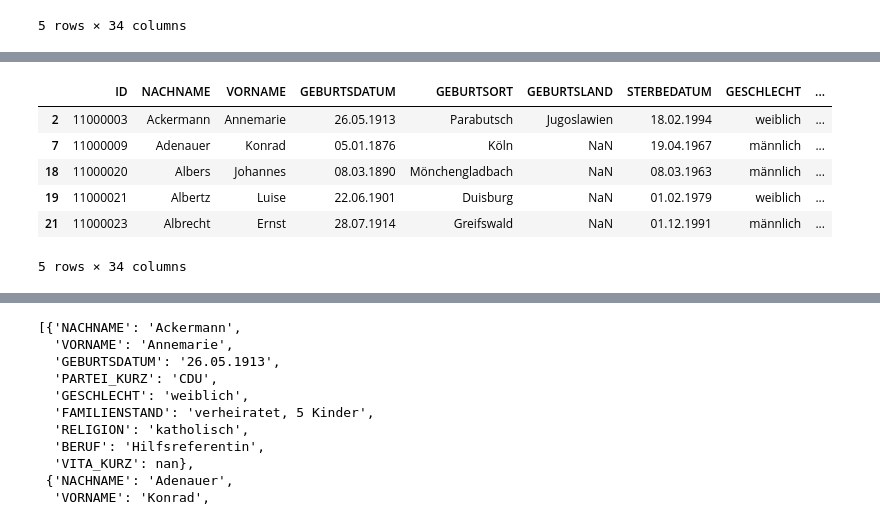
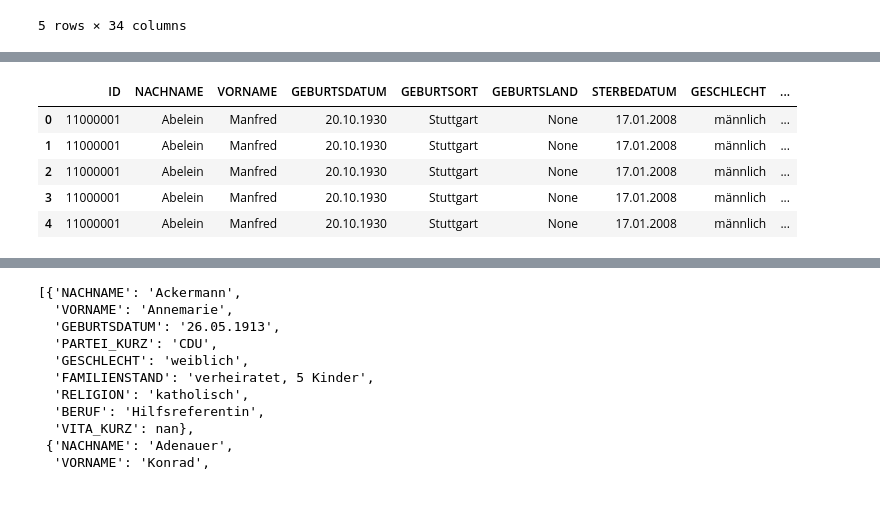
Before and after one commit to mrs-curi0sity/bundestag-mining, a Jupyter notebook: Parse_Stammdaten.ipynb, the cells around one changed output, grey strips where cells are left out. Saved outputs shown, nothing was run; the diff lists cells and outputs as text; code cells hidden in the pictures.

```diff
--- a/Parse_Stammdaten.ipynb
+++ b/Parse_Stammdaten.ipynb
@@ -34,5 +38,30 @@ def get_mdb_data(mdb_xml_path = MDB_XML_PATH):
 
         list_of_mdb.append(mdb_dict)
     return pd.DataFrame(list_of_mdb)
+# %%
+def get_mdb_wp_data(mdb_xml_path = MDB_XML_PATH):
+    list_of_mdb = []
+    MDB_STAMMDATEN = ET.parse(mdb_xml_path)
+    root = MDB_STAMMDATEN.getroot()
+
+    for mdb in root.findall('MDB'):
+        mdb_dict = {}
+        ID, NAMEN, BIOGRAFISCHE_ANGABEN, WAHLPERIODEN = mdb[0], mdb[1], mdb[2], mdb[3]
+
+        mdb_dict['ID'] = ID.text
+        mdb_dict['NACHNAME'] = NAMEN.find('NAME').find('NACHNAME').text
+        mdb_dict['VORNAME'] = NAMEN.find('NAME').find('VORNAME').text
+
+        #print(mdb.tag, mdb.text, mdb.findall('NACHNAME'))
+        for element in BIOGRAFISCHE_ANGABEN:
+            mdb_dict[element.tag] = element.text
+
+        mdb_dict['ANZ_WAHLPERIODEN'] = len(list(WAHLPERIODEN))
+
+        for wahlperiode in WAHLPERIODEN:
+            # one seperate entry per wp
+            mdb_dict['WP']=int(wahlperiode.find('WP').text)
+            list_of_mdb.append(mdb_dict)
+    return pd.DataFrame(list_of_mdb)
 # %%
 df_mdb = get_mdb_data(MDB_XML_PATH)
@@ -60,3 +76,7 @@ Name: PARTEI_KURZ, Length: 4089, dtype: object
 | 3 | 11000004 | Ackermann | Else | 06.11.1933 | Berlin | None | 14.09.2019 | weiblich | ... |
 | 4 | 11000005 | Adam | Ulrich | 09.06.1950 | Teterow, Kr. Teterow, Bezirk Neub... | None | None | männlich | ... |
 5 rows × 34 columns
+# %%
+df_mdb_wp = get_mdb_wp_data()
+print(df_mdb_wp.shape)
+df_mdb_wp.head()
@@ -66,6 +94,7 @@ Name: PARTEI_KURZ, Length: 4089, dtype: object
 # ok, quite expected. some cleaning necessarry: 'BÜNDNIS 90/DIE GRÜNEN', 'DIE GRÜNEN/BÜNDNIS 90', 'GRÜNE'
 for grünen_alias in ['BÜNDNIS 90/DIE GRÜNEN', 'DIE GRÜNEN/BÜNDNIS 90', 'GRÜNE']:
     df_mdb.replace(grünen_alias, 'DIE GRÜNEN', inplace=True)
+    df_mdb_wp.replace(grünen_alias, 'DIE GRÜNEN', inplace=True)
 # %% [markdown]
 # save as csv
 # %%
@@ -192,17 +215,17 @@ df_mdb[['ID', 'FAMILIENSTAND']].groupby('FAMILIENSTAND').count().sort_values(by=
 # %%
 # deleteme
-start_date=2
-end_date=4
-wps = range(start_date, end_date)
-selected_df = pd.concat([df_mdb[df_mdb[str(i)] == 1] for i in range(start_date,end_date+1)]).drop_duplicates()# deleteme
+start_date=1
+end_date=17
+#wps = range(start_date, end_date)
+#selected_df = pd.concat([df_mdb[df_mdb[str(i)] == 1] for i in range(start_date,end_date+1)]).drop_duplicates()# deleteme
+selected_df = df_mdb_wp[(df_mdb_wp['WP']>= start_date) & (df_mdb_wp['WP']<= end_date)]
 selected_df.head()
 # %% [output]
 |  | ID | NACHNAME | VORNAME | GEBURTSDATUM | GEBURTSORT | GEBURTSLAND | STERBEDATUM | GESCHLECHT | ... |
-| 2 | 11000003 | Ackermann | Annemarie | 26.05.1913 | Parabutsch | Jugoslawien | 18.02.1994 | weiblich | ... |
-| 7 | 11000009 | Adenauer | Konrad | 05.01.1876 | Köln | NaN | 19.04.1967 | männlich | ... |
-| 18 | 11000020 | Albers | Johannes | 08.03.1890 | Mönchengladbach | NaN | 08.03.1963 | männlich | ... |
-| 19 | 11000021 | Albertz | Luise | 22.06.1901 | Duisburg | NaN | 01.02.1979 | weiblich | ... |
-| 21 | 11000023 | Albrecht | Ernst | 28.07.1914 | Greifswald | NaN | 01.12.1991 | männlich | ... |
+| 0 | 11000001 | Abelein | Manfred | 20.10.1930 | Stuttgart | None | 17.01.2008 | männlich | ... |
+| 1 | 11000001 | Abelein | Manfred | 20.10.1930 | Stuttgart | None | 17.01.2008 | männlich | ... |
+| 2 | 11000001 | Abelein | Manfred | 20.10.1930 | Stuttgart | None | 17.01.2008 | männlich | ... |
+| 3 | 11000001 | Abelein | Manfred | 20.10.1930 | Stuttgart | None | 17.01.2008 | männlich | ... |
+| 4 | 11000001 | Abelein | Manfred | 20.10.1930 | Stuttgart | None | 17.01.2008 | männlich | ... |
-5 rows × 34 columns
 # %%
 # deleteme
```
Also changed, not shown: parts of 22 cells of this notebook, 1 other file.
